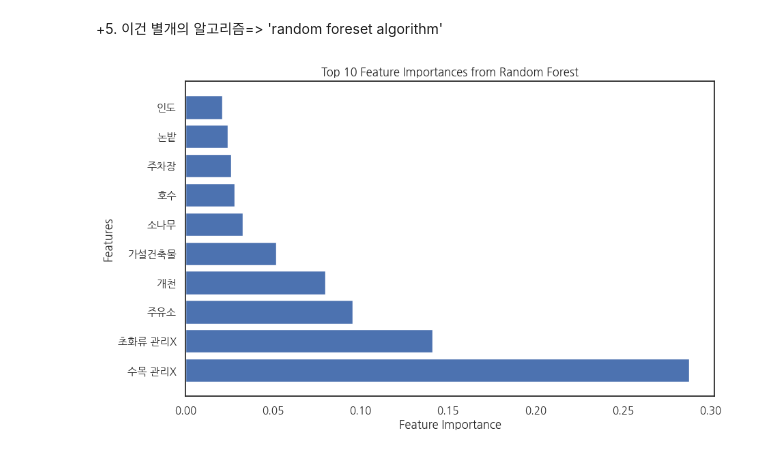
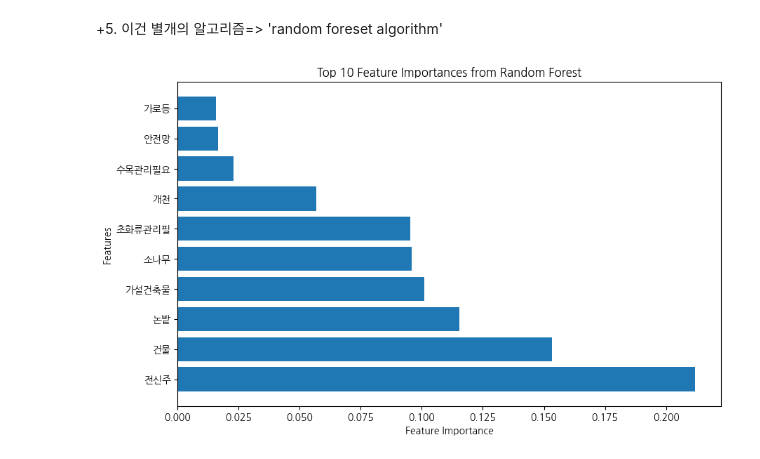
Before and after one commit to cuziam/Forest-fire-factor-analysis, a Jupyter notebook: fire_over_5ha.ipynb, the cells around one changed output. Drawn from its saved outputs; the diff is of its cells as text; code cells hidden in the pictures.

```diff
--- a/fire_over_5ha.ipynb
+++ b/fire_over_5ha.ipynb
@@ -167,36 +166,36 @@ import matplotlib.pyplot as plt
 # 데이터 불러오기
 df = pd.read_csv('./rawData/fire-over-5ha.csv', skiprows=2)
 # 모든 '워드' 컬럼을 하나로 합치기
-all_words = pd.concat([df['워드1'], df['워드2'], df['워드3'], df['워드4'], df['워드5']])
+all_words = pd.concat([df['워드2'], df['워드3'], df['워드4'], df['워드5']])
 
 # One-Hot 인코딩
 one_hot_df = pd.get_dummies(all_words)
 
 # 타깃 변수 (log 값)도 동일하게 반복하여 맞추기
-y = pd.concat([df['log']] * 5).reset_index(drop=True)
+y = pd.concat([df['log']] * 4).reset_index(drop=True)
 
 # 랜덤 포레스트 모델 학습
-rf = RandomForestRegressor(n_estimators=100, random_state=42)
+rf = RandomForestRegressor(n_estimators=100, random_state=None)
 rf.fit(one_hot_df, y)
 
 # 변수 중요도 추출
 feature_importances = rf.feature_importances_
 
 # 중요도를 데이터프레임으로 변환
 importance_df = pd.DataFrame({
     'Feature': one_hot_df.columns,
     'Importance': feature_importances
 })
 
 # 중요도 내림차순으로 정렬
 sorted_importance_df = importance_df.sort_values(by='Importance', ascending=False)
 
 # 상위 10개 중요도 시각화
 plt.figure(figsize=(10, 6))
 plt.barh(sorted_importance_df['Feature'][:10], sorted_importance_df['Importance'][:10])
 plt.xlabel('Feature Importance')
 plt.ylabel('Features')
 plt.title('Top 10 Feature Importances from Random Forest')
 plt.show()
 # %% [output]
-[figure, old version]
+[figure, new version]
```
Also changed, not shown: parts of 5 cells of this notebook.
